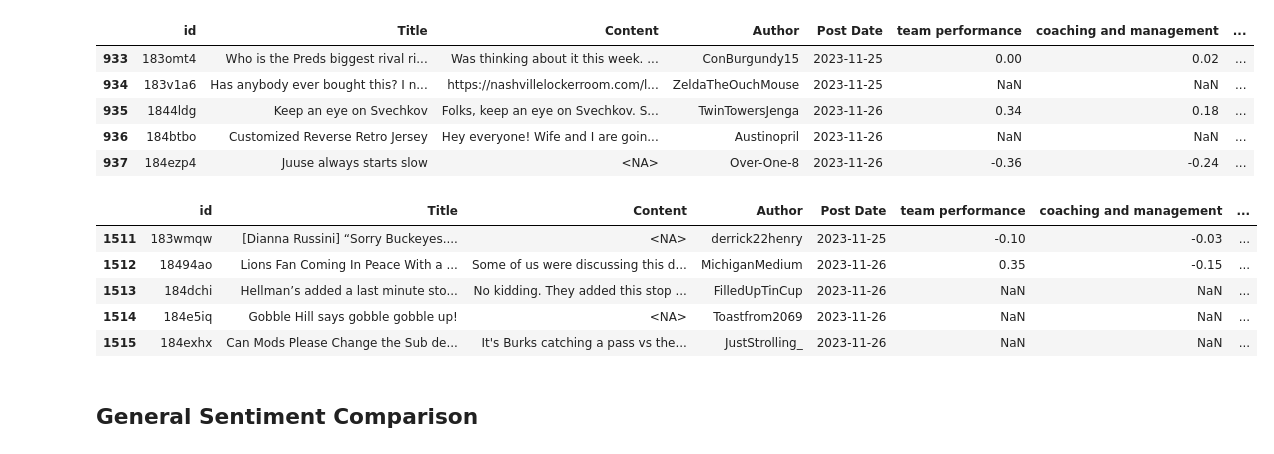
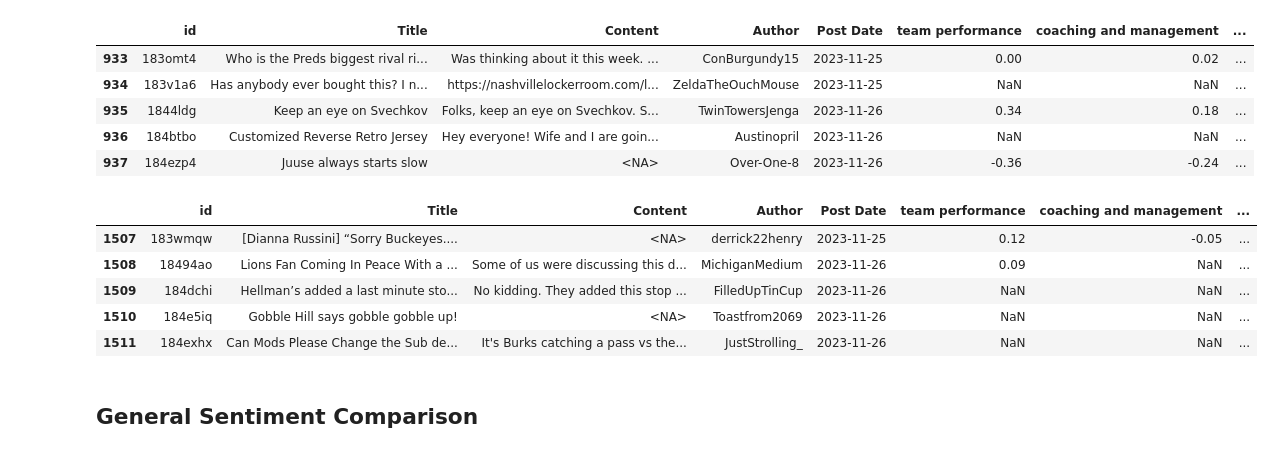
Before and after one commit to SovannChang/NSC-Capstone, a Jupyter notebook: First Analysis.ipynb, the cells around one changed output. Cells and saved outputs as stored; diff of their text form; code cells hidden in the pictures.

```diff
--- a/First Analysis.ipynb
+++ b/First Analysis.ipynb
@@ -48,25 +48,25 @@ preds.tail()
 | 936 | 184btbo | Customized Reverse Retro Jersey | Hey everyone! Wife and I are goin... | Austinopril | 2023-11-26 | NaN | NaN | ... |
 | 937 | 184ezp4 | Juuse always starts slow | <NA> | Over-One-8 | 2023-11-26 | -0.36 | -0.24 | ... |
 # %%
-titans = pd.read_csv("Scored Data With Games/titans_scored_with_games.csv", parse_dates=["Post Date", "Game Date"],
+titans = pd.read_csv("Scored Data With Games/titans_scored_with_games_2.csv", parse_dates=["Post Date", "Game Date"],
                  dtype={
                      "id": "string",
                      "Title": "string",
                      "Content": "string",
                      "Author": "string",
                      "Venue": "string",
                      "Result": "string"
                  })
 titans["Post Date"] = pd.to_datetime(titans["Post Date"]).dt.date
 titans["Game Date"] = pd.to_datetime(titans["Game Date"]).dt.date
 titans.tail()
 # %% [output]
 |  | id | Title | Content | Author | Post Date | team performance | coaching and management | ... |
-| 1511 | 183wmqw | [Dianna Russini] “Sorry Buckeyes.... | <NA> | derrick22henry | 2023-11-25 | -0.10 | -0.03 | ... |
-| 1512 | 18494ao | Lions Fan Coming In Peace With a ... | Some of us were discussing this d... | MichiganMedium | 2023-11-26 | 0.35 | -0.15 | ... |
-| 1513 | 184dchi | Hellman’s added a last minute sto... | No kidding. They added this stop ... | FilledUpTinCup | 2023-11-26 | NaN | NaN | ... |
-| 1514 | 184e5iq | Gobble Hill says gobble gobble up! | <NA> | Toastfrom2069 | 2023-11-26 | NaN | NaN | ... |
-| 1515 | 184exhx | Can Mods Please Change the Sub de... | It's Burks catching a pass vs the... | JustStrolling_ | 2023-11-26 | NaN | NaN | ... |
+| 1507 | 183wmqw | [Dianna Russini] “Sorry Buckeyes.... | <NA> | derrick22henry | 2023-11-25 | 0.12 | -0.05 | ... |
+| 1508 | 18494ao | Lions Fan Coming In Peace With a ... | Some of us were discussing this d... | MichiganMedium | 2023-11-26 | 0.09 | NaN | ... |
+| 1509 | 184dchi | Hellman’s added a last minute sto... | No kidding. They added this stop ... | FilledUpTinCup | 2023-11-26 | NaN | NaN | ... |
+| 1510 | 184e5iq | Gobble Hill says gobble gobble up! | <NA> | Toastfrom2069 | 2023-11-26 | NaN | NaN | ... |
+| 1511 | 184exhx | Can Mods Please Change the Sub de... | It's Burks catching a pass vs the... | JustStrolling_ | 2023-11-26 | NaN | NaN | ... |
 # %% [markdown]
 ## General Sentiment Comparison
 # %%
```
Also changed, not shown: parts of 8 cells of this notebook, 2 other files.
